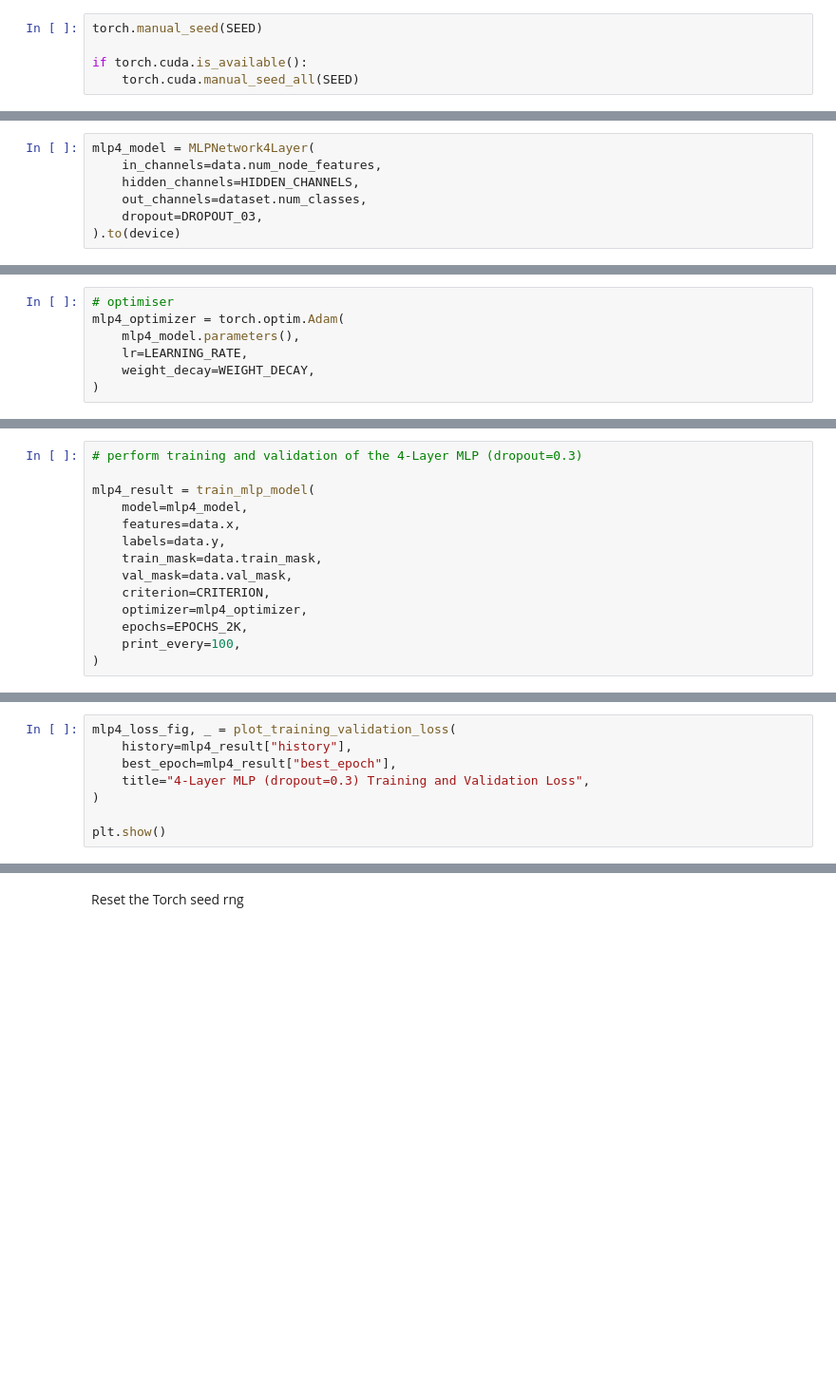
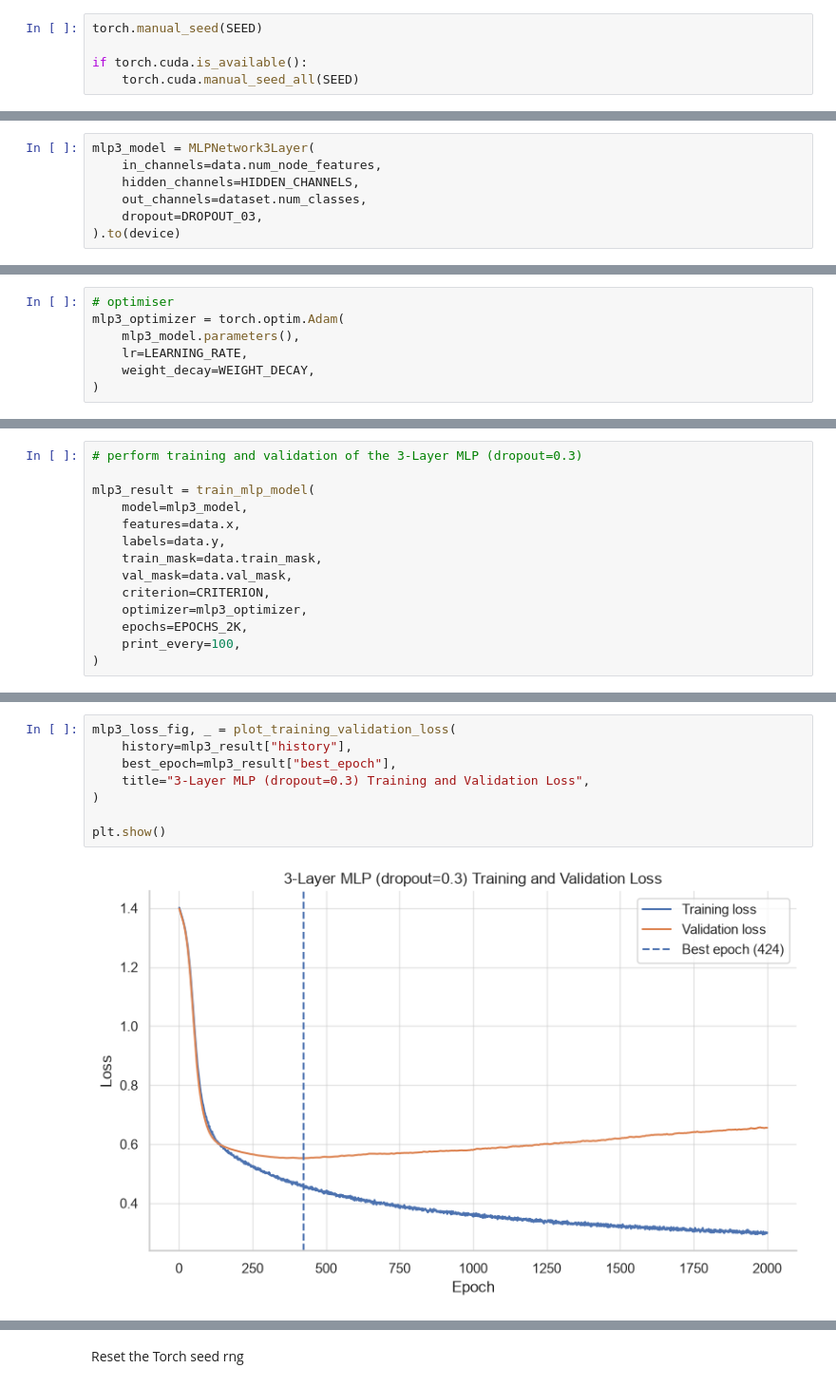
Before and after one commit to dm-uq/PatternAnalysis-2026, a Jupyter notebook: recognition/MultiLayer_GNN_s45506053/04_mlp_tuning.ipynb, the cells around one changed output, grey strips where cells are left out. Shown at 95% size. Cells and saved outputs as stored; diff of their text form; blank space fills up the shorter version.

```diff
--- a/recognition/MultiLayer_GNN_s45506053/04_mlp_tuning.ipynb
+++ b/recognition/MultiLayer_GNN_s45506053/04_mlp_tuning.ipynb
@@ -833,5 +980,5 @@ Instantiate the 4-Layer MLP (dropout=0.3) network
 # %%
-mlp4_model = MLPNetwork4Layer(
+mlp3_model = MLPNetwork3Layer(
     in_channels=data.num_node_features,
     hidden_channels=HIDDEN_CHANNELS,
     out_channels=dataset.num_classes,
@@ -842,7 +989,7 @@ Define the Loss function and Optimiser for the 4-Layer MLP (dropout=0.3)
 # %%
 # optimiser
-mlp4_optimizer = torch.optim.Adam(
-    mlp4_model.parameters(),
+mlp3_optimizer = torch.optim.Adam(
+    mlp3_model.parameters(),
     lr=LEARNING_RATE,
     weight_decay=WEIGHT_DECAY,
 )
@@ -851,14 +998,14 @@ mlp4_optimizer = torch.optim.Adam(
 # %%
-# perform training and validation of the 4-Layer MLP (dropout=0.3)
+# perform training and validation of the 3-Layer MLP (dropout=0.3)
 
-mlp4_result = train_mlp_model(
-    model=mlp4_model,
+mlp3_result = train_mlp_model(
+    model=mlp3_model,
     features=data.x,
     labels=data.y,
     train_mask=data.train_mask,
     val_mask=data.val_mask,
     criterion=CRITERION,
-    optimizer=mlp4_optimizer,
+    optimizer=mlp3_optimizer,
     epochs=EPOCHS_2K,
     print_every=100,
 )
@@ -920,9 +1099,11 @@ Visualise Validation Loss for the 4-Layer MLP (dropout=0.3)
 # %%
-mlp4_loss_fig, _ = plot_training_validation_loss(
-    history=mlp4_result["history"],
-    best_epoch=mlp4_result["best_epoch"],
-    title="4-Layer MLP (dropout=0.3) Training and Validation Loss",
+mlp3_loss_fig, _ = plot_training_validation_loss(
+    history=mlp3_result["history"],
+    best_epoch=mlp3_result["best_epoch"],
+    title="3-Layer MLP (dropout=0.3) Training and Validation Loss",
 )
 
 plt.show()
+# %% [output]
+[figure, added]
 # %%
```
Also changed, not shown: parts of 364 cells of this notebook, 2 other files.
